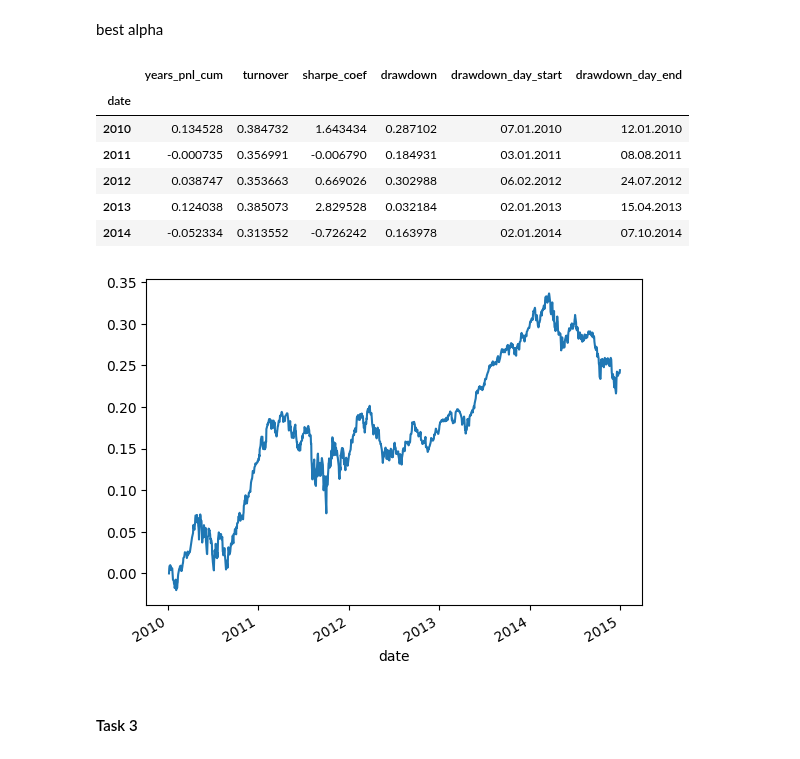
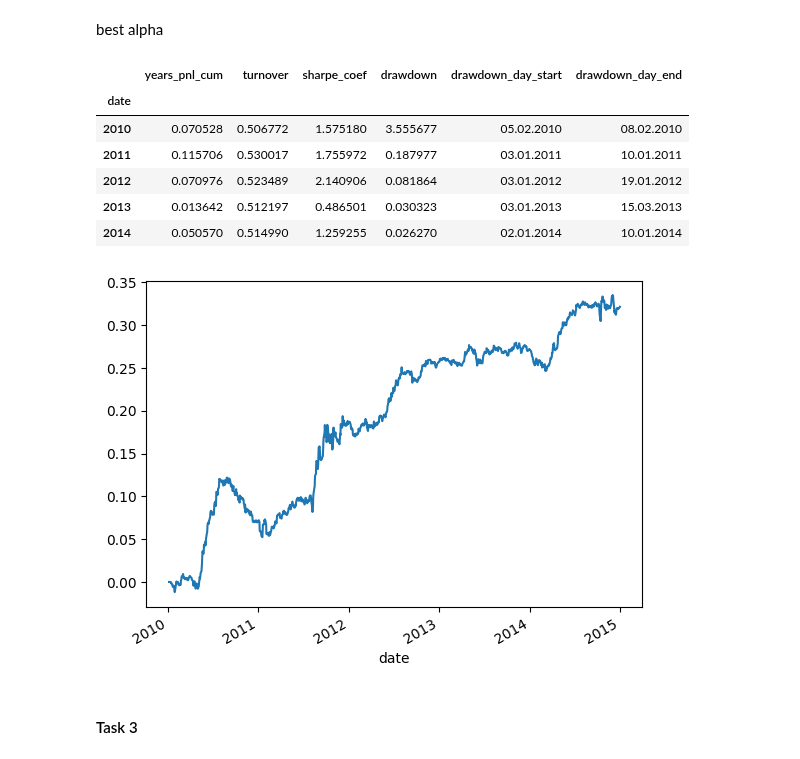
Before and after one commit to ChingisBadmaev/sirius_university, a Jupyter notebook: finding_alphas/task_list_2/main.ipynb, the cells around one changed output. Drawn from its saved outputs; the diff is of its cells as text; code cells hidden in the pictures.

```diff
--- a/finding_alphas/task_list_2/main.ipynb
+++ b/finding_alphas/task_list_2/main.ipynb
@@ -230,12 +256,12 @@ $$ kernel (d) = {high(d) \over low(d)} $$
 $$ \alpha (d) = kernel - 1 $$
 # %%
 def algh_alpha_high_over_low(n=1, data_close=0, data_open=0, data_high=0, data_low=0, volume=0,cut_middle_coef=0, cut_outliers_coef=0, ranking=False, decaying=False, decay_d=0, decay_k=0):
-    kernel = data_high / data_low
+    kernel = data_high / data_low.shift(n)
     alpha = kernel - 1
     if decaying == True:
         alpha = get_decay_alpha(alpha, decay_d, decay_k)
     if ranking ==True:
         alpha = alpha.T.apply(lambda x: get_rank(x)).T
     alpha = alpha.T.apply(lambda x: cut_outliers(x, cut_outliers_coef)).apply(lambda x: cut_middle(x, cut_middle_coef)).apply(neutralize).apply(normalize).T
-    return alpha
+    return -alpha
 # %%
@@ -243,16 +280,16 @@ def algh_alpha_high_over_low(n=1, data_close=0, data_open=0, data_high=0, data_l
 # %% [markdown]
 best alpha
 # %%
-alpha_stats(data_returns, algh_alpha_high_over_low(data_high=data_high, data_low=data_low, cut_middle_coef=0, cut_outliers_coef=0, ranking=True, decaying=True, decay_d=10, decay_k=3))
+alpha_stats(data_returns, algh_alpha_high_over_low(n=5, data_high=data_high, data_low=data_low, cut_middle_coef=0, cut_outliers_coef=0, ranking=True, decaying=False))
 # %% [output]
 |  | years_pnl_cum | turnover | sharpe_coef | drawdown | drawdown_day_start | drawdown_day_end |
 | date |  |  |  |  |  |  |
-| 2010 | 0.134528 | 0.384732 | 1.643434 | 0.287102 | 07.01.2010 | 12.01.2010 |
-| 2011 | -0.000735 | 0.356991 | -0.006790 | 0.184931 | 03.01.2011 | 08.08.2011 |
-| 2012 | 0.038747 | 0.353663 | 0.669026 | 0.302988 | 06.02.2012 | 24.07.2012 |
-| 2013 | 0.124038 | 0.385073 | 2.829528 | 0.032184 | 02.01.2013 | 15.04.2013 |
-| 2014 | -0.052334 | 0.313552 | -0.726242 | 0.163978 | 02.01.2014 | 07.10.2014 |
+| 2010 | 0.070528 | 0.506772 | 1.575180 | 3.555677 | 05.02.2010 | 08.02.2010 |
+| 2011 | 0.115706 | 0.530017 | 1.755972 | 0.187977 | 03.01.2011 | 10.01.2011 |
+| 2012 | 0.070976 | 0.523489 | 2.140906 | 0.081864 | 03.01.2012 | 19.01.2012 |
+| 2013 | 0.013642 | 0.512197 | 0.486501 | 0.030323 | 03.01.2013 | 15.03.2013 |
+| 2014 | 0.050570 | 0.514990 | 1.259255 | 0.026270 | 02.01.2014 | 10.01.2014 |
-[figure, old version]
+[figure, new version]
 # %% [markdown]
 #### Task 3
 # %% [markdown]
```
Also changed, not shown: parts of 45 cells of this notebook.
